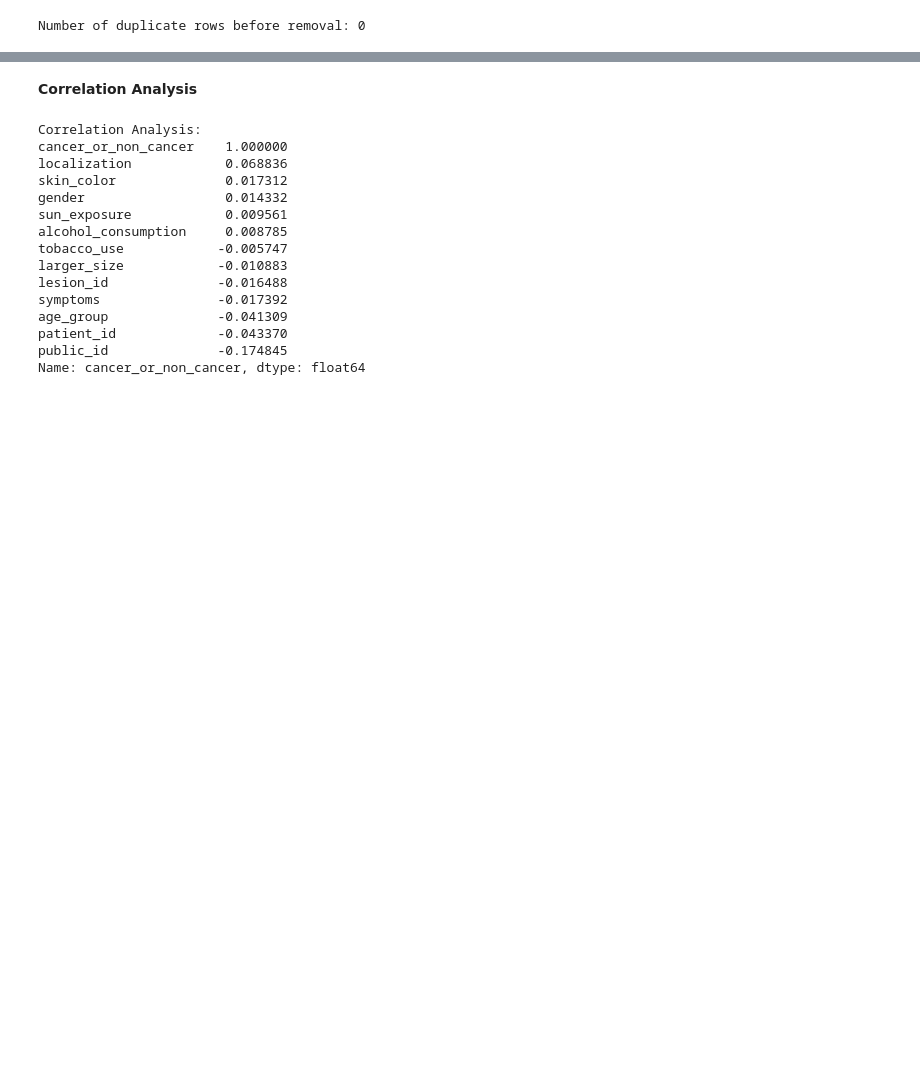
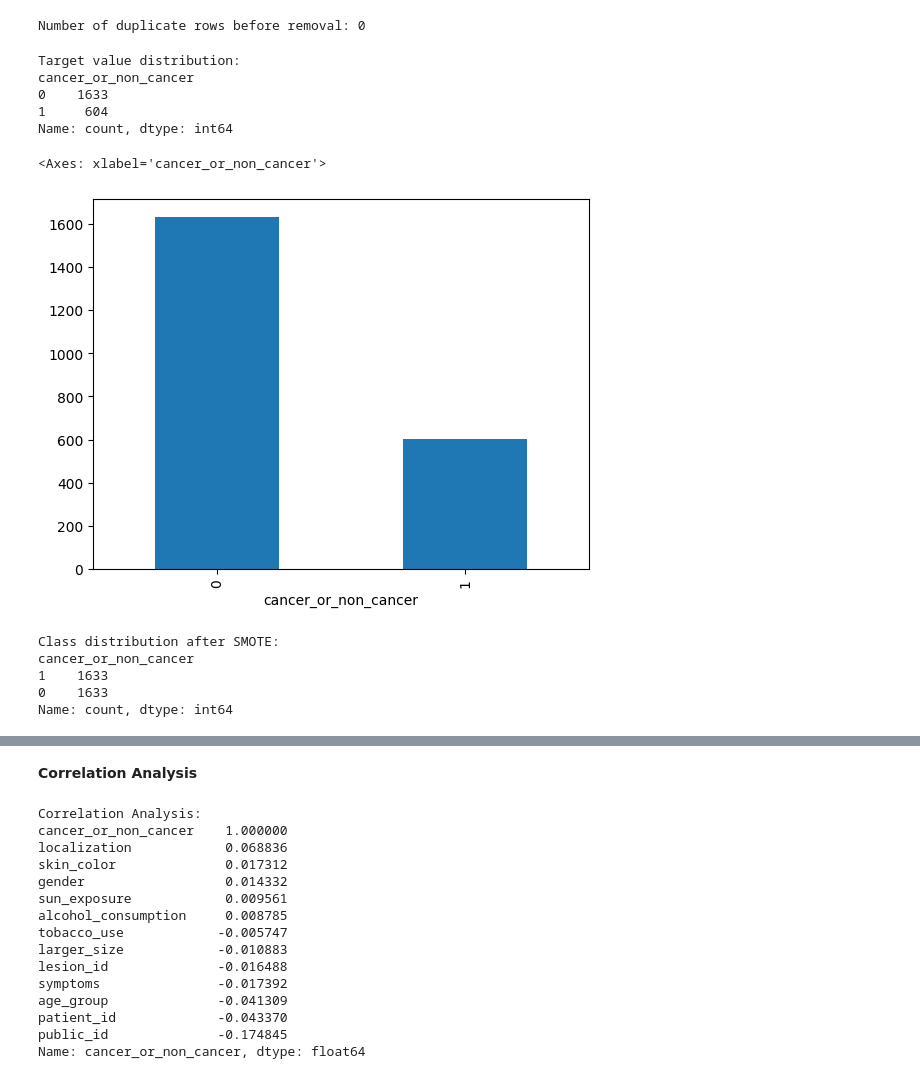
Before and after one commit to tharushaliyanagama/OralCancerEarlyDetection-DSGP, a Jupyter notebook: Text_Data_Analysis.ipynb, the cells around one changed output, grey strips where cells are left out. Drawn from its saved outputs; the diff is of its cells as text; code cells hidden in the pictures; blank space fills up the shorter version.

Commit message:
Handle Imbalance dataset using SMOTE

```diff
--- a/Text_Data_Analysis.ipynb
+++ b/Text_Data_Analysis.ipynb
@@ -138,3 +150,35 @@ for column in categorical_columns:
 # %%
 # Map target variable to binary
 data['cancer_or_non_cancer'] = data['cancer_or_non_cancer'].map({'Cancer': 1, 'Non-Cancer': 0})
+# %%
+#Analyze Target Imbalance
+target_column = 'cancer_or_non_cancer'
+print("\nTarget value distribution:")
+print(data[target_column].value_counts())
+# %% [output]
+Target value distribution:
+cancer_or_non_cancer
+0    1633
+1     604
+Name: count, dtype: int64
+# %%
+data[target_column].value_counts().plot(kind='bar')
+# %% [output]
+<Axes: xlabel='cancer_or_non_cancer'>
+[figure, added]
+# %%
+# Handle class imbalance using SMOTE
+X = data.drop(columns=[target_column])
+y = data[target_column]
+
+smote = SMOTE(random_state=42)
+X_resampled, y_resampled = smote.fit_resample(X, y)
+
+print("\nClass distribution after SMOTE:")
+print(pd.Series(y_resampled).value_counts())
+# %% [output]
+Class distribution after SMOTE:
+cancer_or_non_cancer
+1    1633
+0    1633
+Name: count, dtype: int64
```
Also changed, not shown: parts of 15 cells of this notebook.
